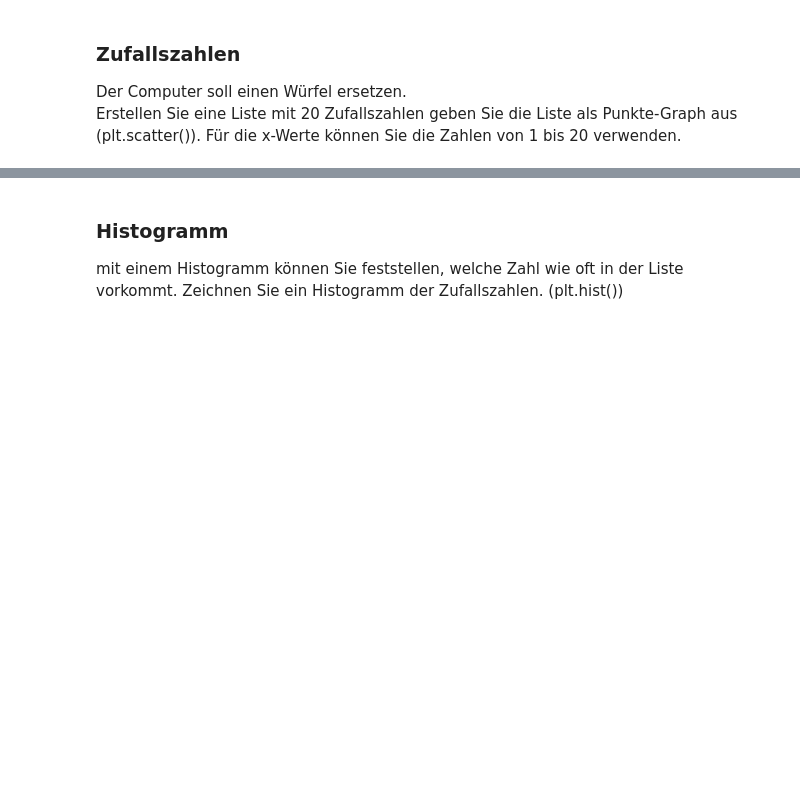
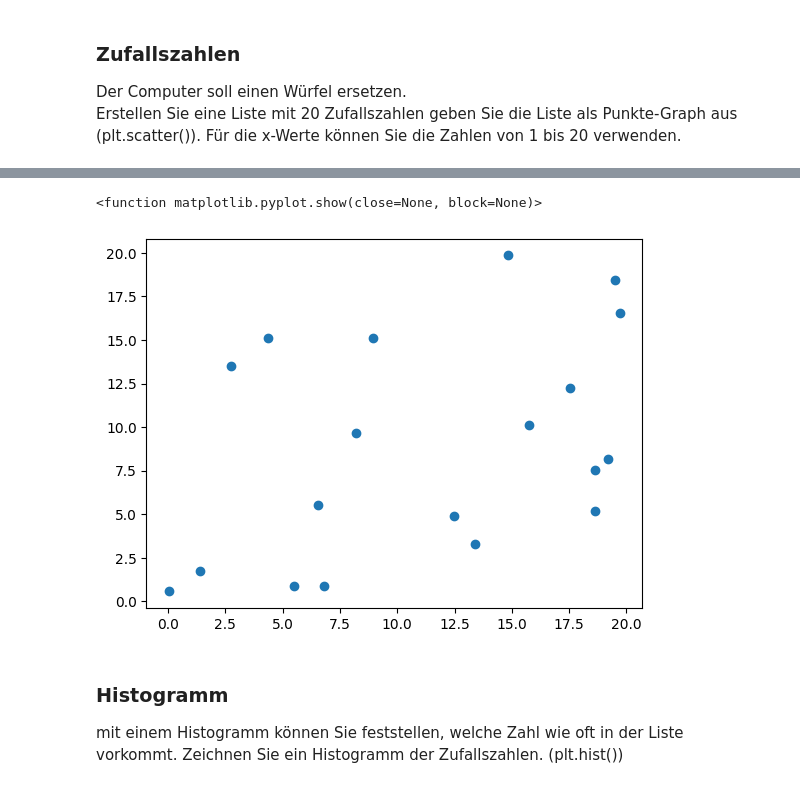
Before and after one commit to domiweber/ki, a Jupyter notebook: 04_Python_Mathplotlib/02 Übung_Matplotlib_Vorlage.ipynb, the cells around one changed output, grey strips where cells are left out. Drawn from its saved outputs; the diff is of its cells as text; code cells hidden in the pictures; blank space fills up the shorter version.

```diff
--- a/04_Python_Mathplotlib/02 Übung_Matplotlib_Vorlage.ipynb
+++ b/04_Python_Mathplotlib/02 Übung_Matplotlib_Vorlage.ipynb
@@ -137,3 +205,21 @@ Erstellen Sie eine Liste mit 20 Zufallszahlen geben Sie die Liste als Punkte-Gra
+# %%
+from matplotlib import pyplot as plt
+import numpy as np
+import random
+
+x = []
+
+for i in range(1,20,1):
+    x.append(random.random()*20)
+y = []
+
+for i in range(1,20,1):
+    y.append(random.random()*20)
+plt.scatter(x,y)            # plt.subplot(anzahl zeilen, anzahl spalten, nummer des bildes)
+plt.show
+# %% [output]
+<function matplotlib.pyplot.show(close=None, block=None)>
+[figure, added]
 # %% [markdown]
 ### Histogramm
 mit einem Histogramm können Sie feststellen, welche Zahl wie oft in der Liste vorkommt. Zeichnen Sie ein Histogramm der Zufallszahlen.
```
Also changed, not shown: parts of 12 cells of this notebook.
